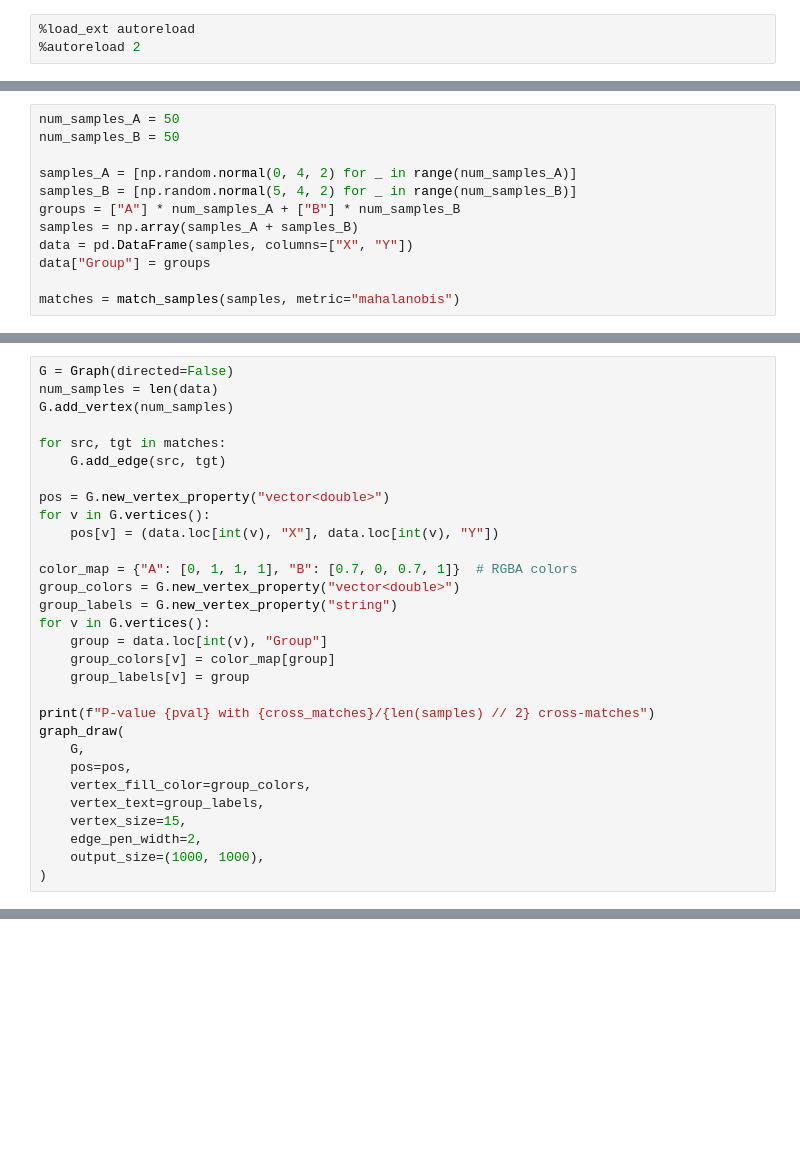
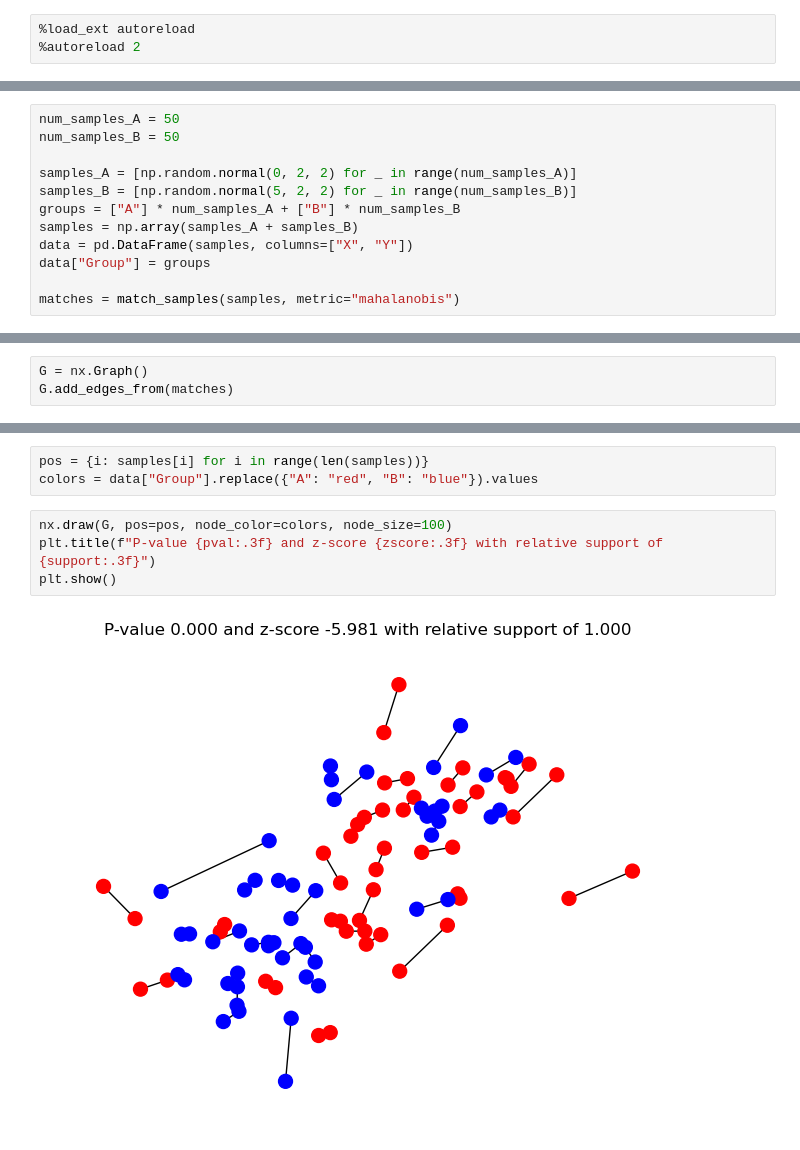
Before and after one commit to bionetslab/scXMatch_paper, a Jupyter notebook: notebooks/visualization.ipynb, the cells around one changed output, grey strips where cells are left out. Cells and saved outputs as stored; diff of their text form; blank space fills up the shorter version.

```diff
--- a/notebooks/visualization.ipynb
+++ b/notebooks/visualization.ipynb
@@ -23,8 +25,8 @@ import matplotlib.pyplot as plt
 num_samples_A = 50
 num_samples_B = 50
 
-samples_A = [np.random.normal(0, 4, 2) for _ in range(num_samples_A)]
-samples_B = [np.random.normal(5, 4, 2) for _ in range(num_samples_B)]
+samples_A = [np.random.normal(0, 2, 2) for _ in range(num_samples_A)]
+samples_B = [np.random.normal(5, 2, 2) for _ in range(num_samples_B)]
 groups = ["A"] * num_samples_A + ["B"] * num_samples_B
 samples = np.array(samples_A + samples_B)
 data = pd.DataFrame(samples, columns=["X", "Y"])
@@ -47,30 +46,3 @@ matching samples.
 # %%
-G = Graph(directed=False)
-num_samples = len(data)
-G.add_vertex(num_samples)
-
-for src, tgt in matches:
-    G.add_edge(src, tgt)
-
-pos = G.new_vertex_property("vector<double>")
-for v in G.vertices():
-    pos[v] = (data.loc[int(v), "X"], data.loc[int(v), "Y"])
-
-color_map = {"A": [0, 1, 1, 1], "B": [0.7, 0, 0.7, 1]}  # RGBA colors
-group_colors = G.new_vertex_property("vector<double>")
-group_labels = G.new_vertex_property("string")
-for v in G.vertices():
-    group = data.loc[int(v), "Group"]
-    group_colors[v] = color_map[group]
-    group_labels[v] = group
-
-print(f"P-value {pval} with {cross_matches}/{len(samples) // 2} cross-matches")
-graph_draw(
-    G,
-    pos=pos,
-    vertex_fill_color=group_colors,
-    vertex_text=group_labels,
-    vertex_size=15,
-    edge_pen_width=2,
-    output_size=(1000, 1000),
-)
+G = nx.Graph()
+G.add_edges_from(matches)
@@ -80,0 +49,9 @@ P-value 0.001396528070089663 with 14/50 cross-matches
+# %%
+pos = {i: samples[i] for i in range(len(samples))}
+colors = data["Group"].replace({"A": "red", "B": "blue"}).values
+# %%
+nx.draw(G, pos=pos, node_color=colors, node_size=100)
+plt.title(f"P-value {pval:.3f} and z-score {zscore:.3f} with relative support of {support:.3f}")
+plt.show()
+# %% [output]
+[figure, added]
```
Also changed, not shown: parts of 4 cells of this notebook, 3 other files.
